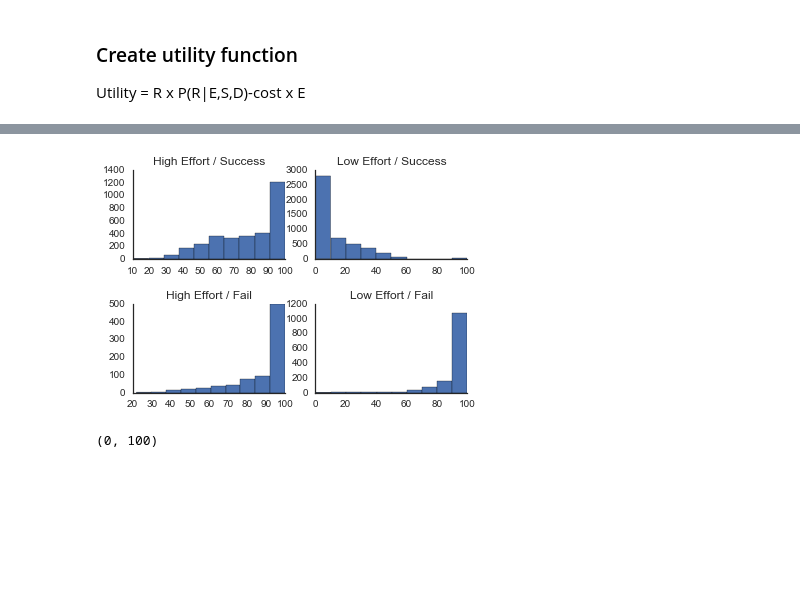
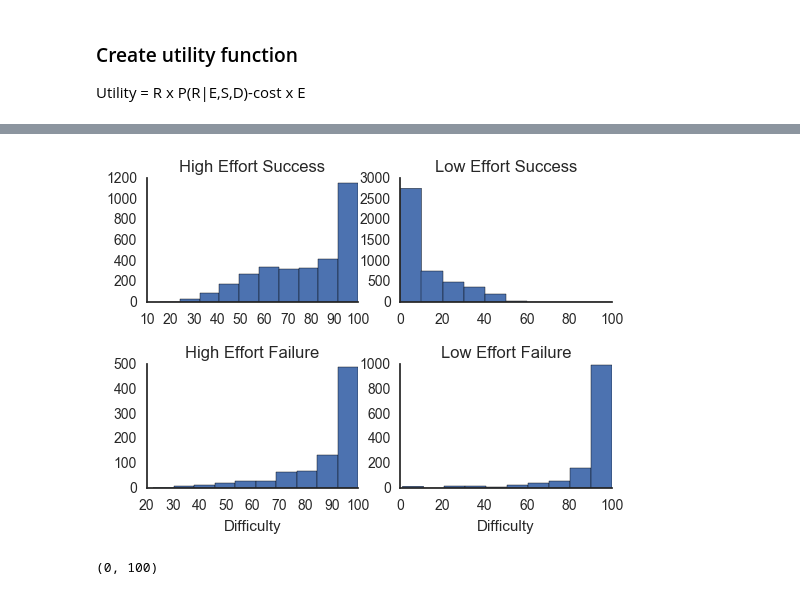
Before and after one commit to jlnrd/Effort, a Jupyter notebook: Effort_cogsci_2017.ipynb, the cells around one changed output, grey strips where cells are left out. Cells and saved outputs as stored; diff of their text form; code cells hidden in the pictures; blank space fills up the shorter version.

```diff
--- a/Effort_cogsci_2017.ipynb
+++ b/Effort_cogsci_2017.ipynb
@@ -140,33 +140,35 @@ for _ in xrange(N_samples):
 # %%
 fig = plt.figure()
 fig.subplots_adjust(hspace=.5)
 plt.subplot(2,2,1)
 plt.hist(sampled_diff_high)
-plt.title('High Effort / Success')
+plt.title('High Effort Success')
 plt.subplot(2,2,2)
 plt.hist(sampled_diff_low)
-plt.title('Low Effort / Success')
+plt.title('Low Effort Success')
 plt.subplot(2,2,3)
 plt.hist(sampled_diff_high_fail)
-plt.title('High Effort / Fail')
+plt.title('High Effort Failure')
+plt.xlabel('Difficulty')
 plt.subplot(2,2,4)
 plt.hist(sampled_diff_low_fail)
-plt.title('Low Effort / Fail')
+plt.title('Low Effort Failure')
+plt.xlabel('Difficulty')
 sns.despine()
-# plt.savefig('/Users/julialeonard/Desktop/hists.pdf')
+plt.savefig('/Users/Jlnrd/Desktop/hists.pdf')
 
 # sampled_skill=sampled_skill_high
 # sampled_diff=sampled_diff_high
 # # plt.figure(figsize=(4, 3))
 # sns.jointplot(
 #     np.array(sampled_skill), np.array(sampled_diff),
 #     kind="scatter",stat_func=None).set_axis_labels("Skill", "Difficulty")
 # plt.ylim([0,100])
 # plt.xlim([0,100])
 # sns.set_context('paper',font_scale=2)
 #plt.savefig('/Users/julialeonard/Desktop/highE_succ.pdf')
 # %% [output]
-[figure, old version]
+[figure, new version]
 # %%
 def get_your_effort(reward, cost, diff):  #model for planning. Takes in diff, skill, and cost -returns effort
     sampled_effort= list()
```
Also changed, not shown: parts of 2 cells of this notebook.
